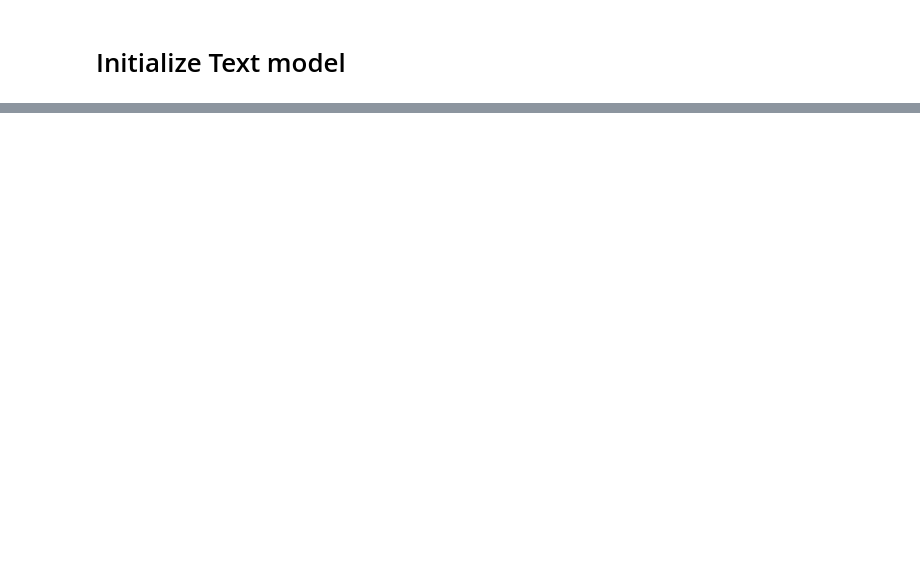
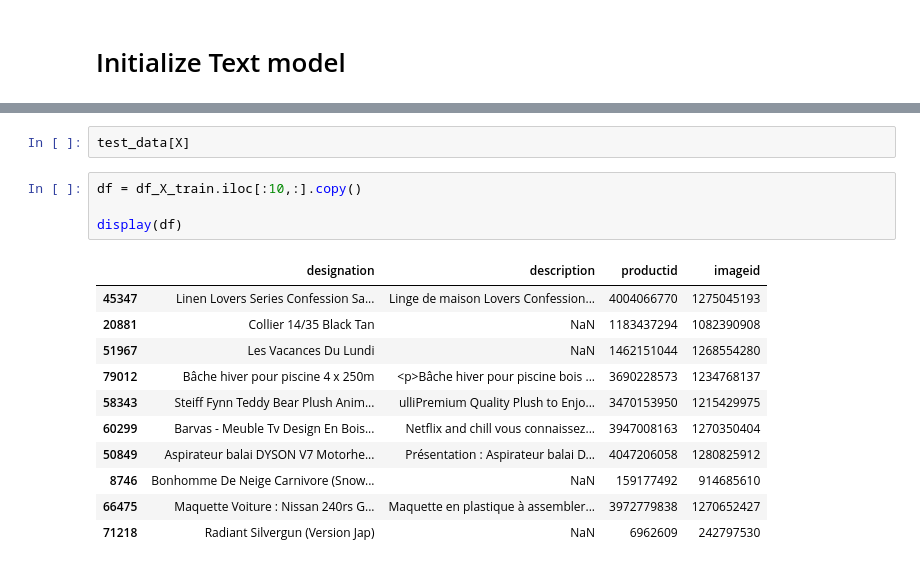
Before and after one commit to RamiroHR/Multimodal-Data-Product-Classification-Model, a Jupyter notebook: Fusion_Model.ipynb, the cells around one changed output, grey strips where cells are left out. Saved outputs shown, nothing was run; the diff lists cells and outputs as text; blank space fills up the shorter version.

```diff
--- a/Fusion_Model.ipynb
+++ b/Fusion_Model.ipynb
@@ -133,0 +185,18 @@ text_data = get_text_data(raw_text_train)
+# %%
+test_data[X]
+# %%
+df = df_X_train.iloc[:10,:].copy()
+
+display(df)
+# %% [output]
+|  | designation | description | productid | imageid |
+| 45347 | Linen Lovers Series Confession Sa... | Linge de maison Lovers Confession... | 4004066770 | 1275045193 |
+| 20881 | Collier 14/35 Black Tan | NaN | 1183437294 | 1082390908 |
+| 51967 | Les Vacances Du Lundi | NaN | 1462151044 | 1268554280 |
+| 79012 | Bâche hiver pour piscine 4 x 250m | <p>Bâche hiver pour piscine bois ... | 3690228573 | 1234768137 |
+| 58343 | Steiff Fynn Teddy Bear Plush Anim... | ulliPremium Quality Plush to Enjo... | 3470153950 | 1215429975 |
+| 60299 | Barvas - Meuble Tv Design En Bois... | Netflix and chill vous connaissez... | 3947008163 | 1270350404 |
+| 50849 | Aspirateur balai DYSON V7 Motorhe... | Présentation : Aspirateur balai D... | 4047206058 | 1280825912 |
+| 8746 | Bonhomme De Neige Carnivore (Snow... | NaN | 159177492 | 914685610 |
+| 66475 | Maquette Voiture : Nissan 240rs G... | Maquette en plastique à assembler... | 3972779838 | 1270652427 |
+| 71218 | Radiant Silvergun (Version Jap) | NaN | 6962609 | 242797530 |
```
Also changed, not shown: parts of 11 cells of this notebook, 1 other file.
